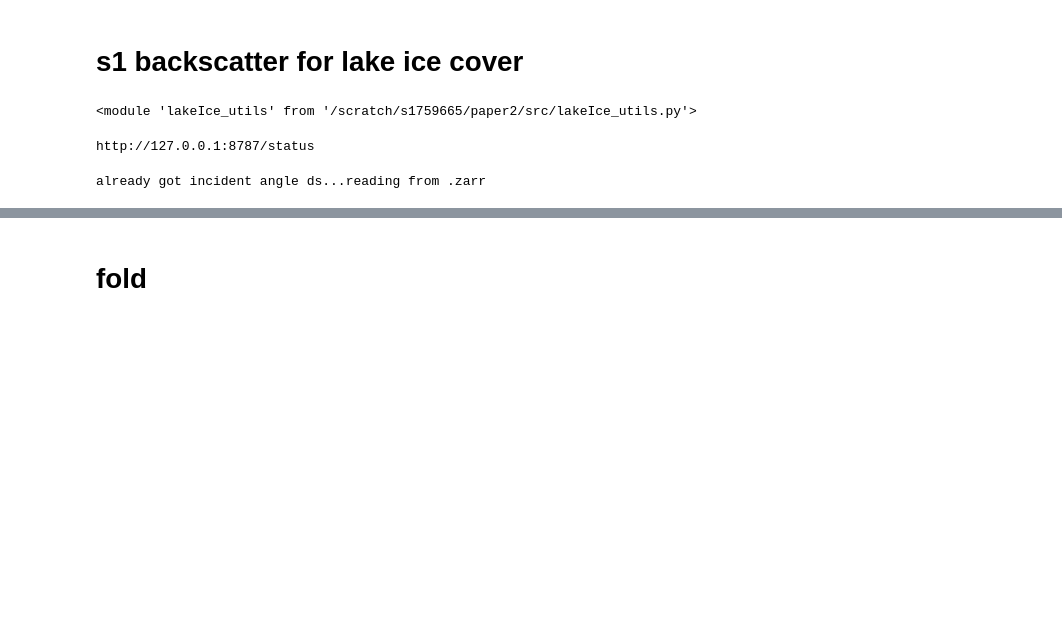
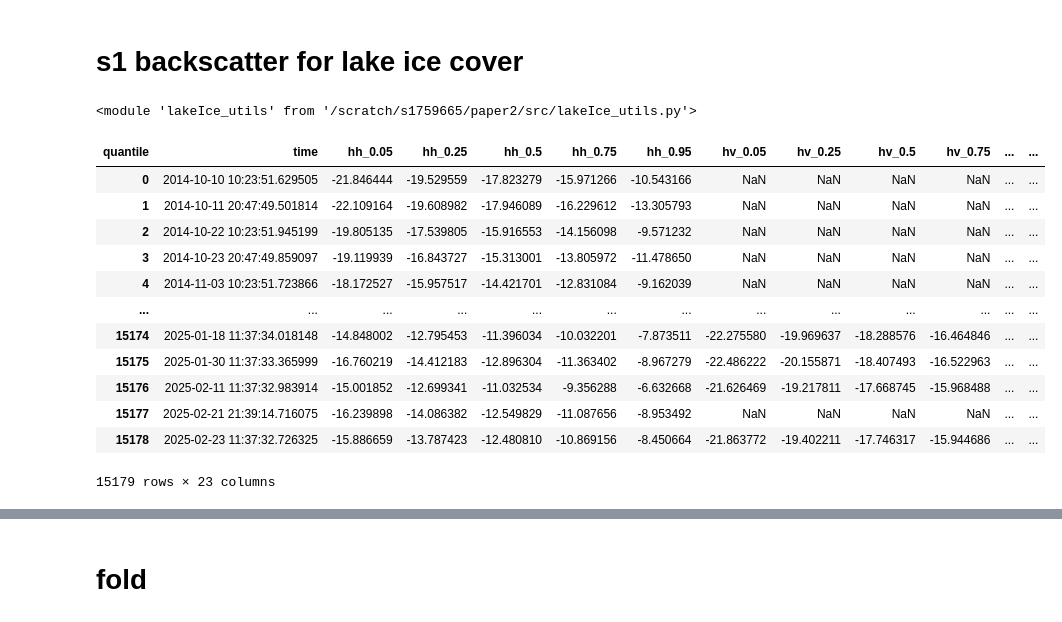
Before and after one commit to tlohde/lake-terminating-glaciers, a Jupyter notebook: src/lake_ice.ipynb, the cells around one changed output, grey strips where cells are left out. Saved outputs shown, nothing was run; the diff lists cells and outputs as text; code cells hidden in the pictures; blank space fills up the shorter version.

```diff
--- a/src/lake_ice.ipynb
+++ b/src/lake_ice.ipynb
@@ -41,16 +41,3 @@ lakes = (lakes
             .drop(columns=['index_right', 'name', 'lake_land'])
             .to_crs(4326)
 )
-# %%
-with LocalCluster(n_workers=8,
-                  threads_per_worker=2,
-                  memory_limit='1G',
-                  silence_logs=logging.ERROR) as cluster:
-
-    client = cluster.get_client()
-    print(client.dashboard_link)
-
-    li = liU.Sentinel1(lakes.loc[1], export=True, sample=False)
-# %% [output]
-http://127.0.0.1:8787/status
-already got incident angle ds...reading from .zarr
@@ -64,0 +46,16 @@ li.dBq.to_parquet(li.quantile_export_path)
+# %%
+df
+# %% [output]
+| quantile | time | hh_0.05 | hh_0.25 | hh_0.5 | hh_0.75 | hh_0.95 | hv_0.05 | hv_0.25 | hv_0.5 | hv_0.75 | ... | ... |
+| 0 | 2014-10-10 10:23:51.629505 | -21.846444 | -19.529559 | -17.823279 | -15.971266 | -10.543166 | NaN | NaN | NaN | NaN | ... | ... |
+| 1 | 2014-10-11 20:47:49.501814 | -22.109164 | -19.608982 | -17.946089 | -16.229612 | -13.305793 | NaN | NaN | NaN | NaN | ... | ... |
+| 2 | 2014-10-22 10:23:51.945199 | -19.805135 | -17.539805 | -15.916553 | -14.156098 | -9.571232 | NaN | NaN | NaN | NaN | ... | ... |
+| 3 | 2014-10-23 20:47:49.859097 | -19.119939 | -16.843727 | -15.313001 | -13.805972 | -11.478650 | NaN | NaN | NaN | NaN | ... | ... |
+| 4 | 2014-11-03 10:23:51.723866 | -18.172527 | -15.957517 | -14.421701 | -12.831084 | -9.162039 | NaN | NaN | NaN | NaN | ... | ... |
+| ... | ... | ... | ... | ... | ... | ... | ... | ... | ... | ... | ... | ... |
+| 15174 | 2025-01-18 11:37:34.018148 | -14.848002 | -12.795453 | -11.396034 | -10.032201 | -7.873511 | -22.275580 | -19.969637 | -18.288576 | -16.464846 | ... | ... |
+| 15175 | 2025-01-30 11:37:33.365999 | -16.760219 | -14.412183 | -12.896304 | -11.363402 | -8.967279 | -22.486222 | -20.155871 | -18.407493 | -16.522963 | ... | ... |
+| 15176 | 2025-02-11 11:37:32.983914 | -15.001852 | -12.699341 | -11.032534 | -9.356288 | -6.632668 | -21.626469 | -19.217811 | -17.668745 | -15.968488 | ... | ... |
+| 15177 | 2025-02-21 21:39:14.716075 | -16.239898 | -14.086382 | -12.549829 | -11.087656 | -8.953492 | NaN | NaN | NaN | NaN | ... | ... |
+| 15178 | 2025-02-23 11:37:32.726325 | -15.886659 | -13.787423 | -12.480810 | -10.869156 | -8.450664 | -21.863772 | -19.402211 | -17.746317 | -15.944686 | ... | ... |
+15179 rows × 23 columns
```
Also changed, not shown: parts of 6 cells of this notebook, 2 other files.
